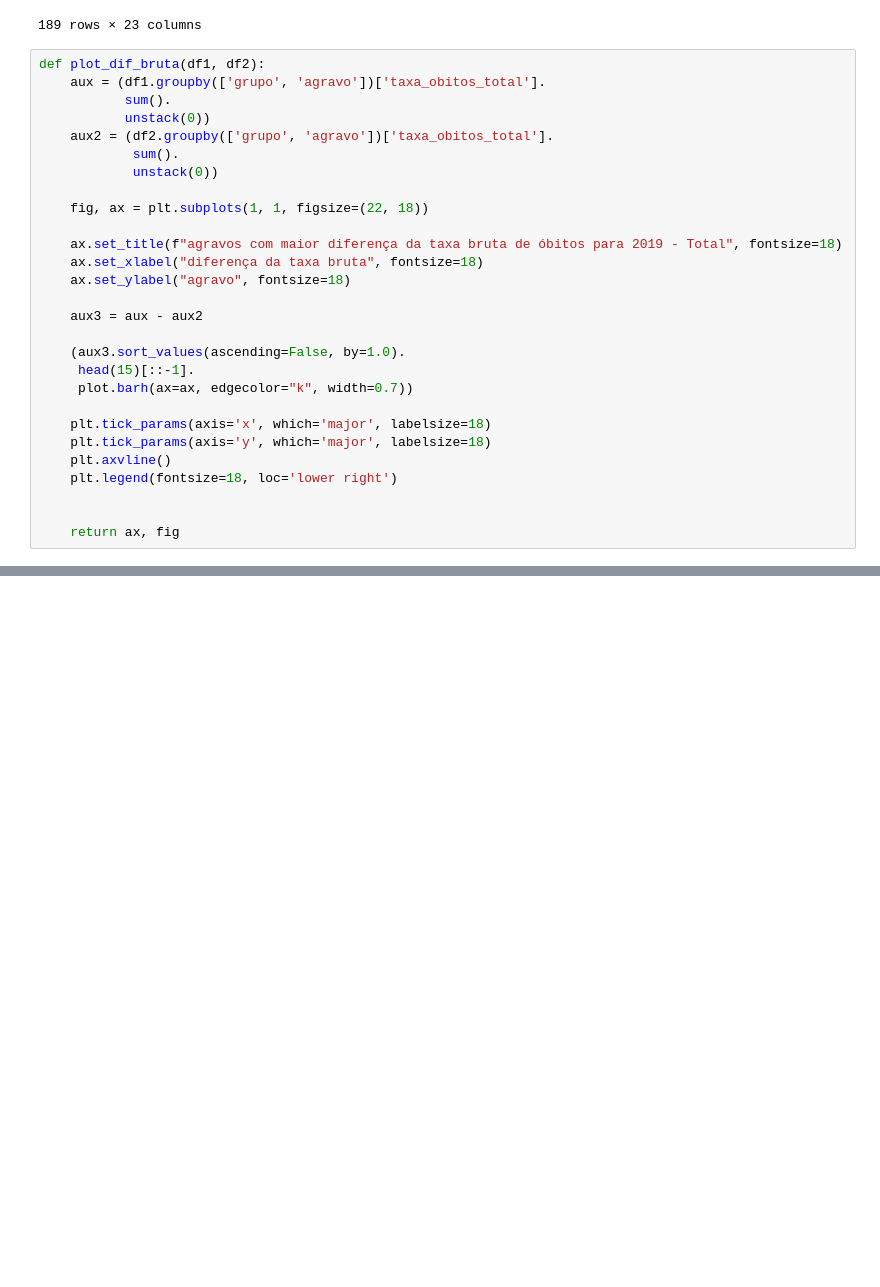
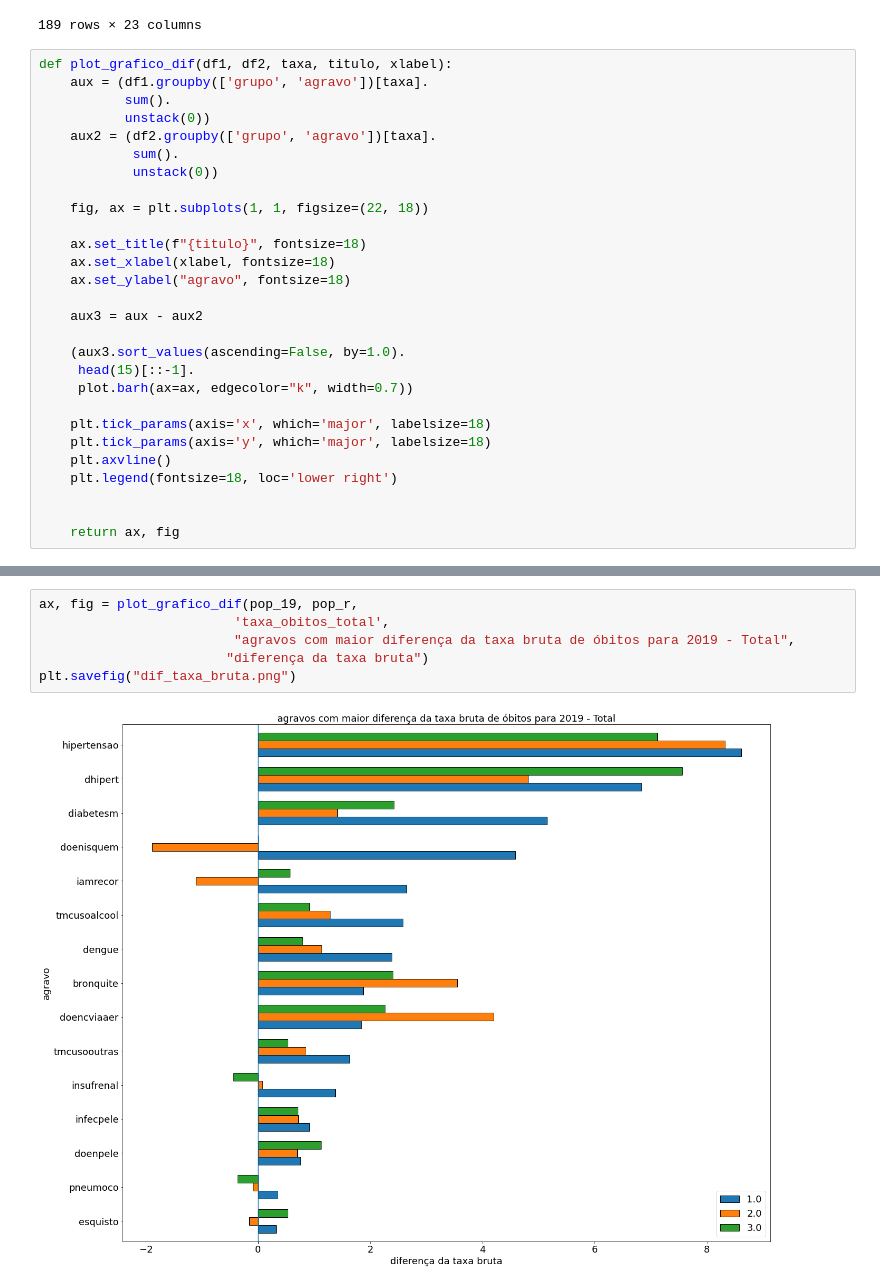
Before and after one commit to uai-ufmg/brumadinho37, a Jupyter notebook: graficos.ipynb, the cells around one changed output, grey strips where cells are left out. Cells and saved outputs as stored; diff of their text form; blank space fills up the shorter version.

```diff
--- a/graficos.ipynb
+++ b/graficos.ipynb
@@ -87,18 +87,18 @@ pop_r
 | 188 | veneno | 3.0 | 23631104592 | 151605864 | 9818311.0 | 88371562032 | 4845402.0 | 43519508712 | ... |
 189 rows × 23 columns
 # %%
-def plot_dif_bruta(df1, df2):
-    aux = (df1.groupby(['grupo', 'agravo'])['taxa_obitos_total'].
+def plot_grafico_dif(df1, df2, taxa, titulo, xlabel):
+    aux = (df1.groupby(['grupo', 'agravo'])[taxa].
            sum().
            unstack(0))
-    aux2 = (df2.groupby(['grupo', 'agravo'])['taxa_obitos_total'].
+    aux2 = (df2.groupby(['grupo', 'agravo'])[taxa].
             sum().
             unstack(0))
 
     fig, ax = plt.subplots(1, 1, figsize=(22, 18))
 
-    ax.set_title(f"agravos com maior diferença da taxa bruta de óbitos para 2019 - Total", fontsize=18)
-    ax.set_xlabel("diferença da taxa bruta", fontsize=18)
+    ax.set_title(f"{titulo}", fontsize=18)
+    ax.set_xlabel(xlabel, fontsize=18)
     ax.set_ylabel("agravo", fontsize=18)
 
     aux3 = aux - aux2
@@ -254 +117,9 @@ def plot_dif_pad_m(df1, df2):
+# %%
+ax, fig = plot_grafico_dif(pop_19, pop_r,
+                         'taxa_obitos_total',
+                         "agravos com maior diferença da taxa bruta de óbitos para 2019 - Total",
+                        "diferença da taxa bruta")
+plt.savefig("dif_taxa_bruta.png")
+# %% [output]
+[figure, added]
 # %%
```
Also changed, not shown: parts of 12 cells of this notebook, 2 other files.
